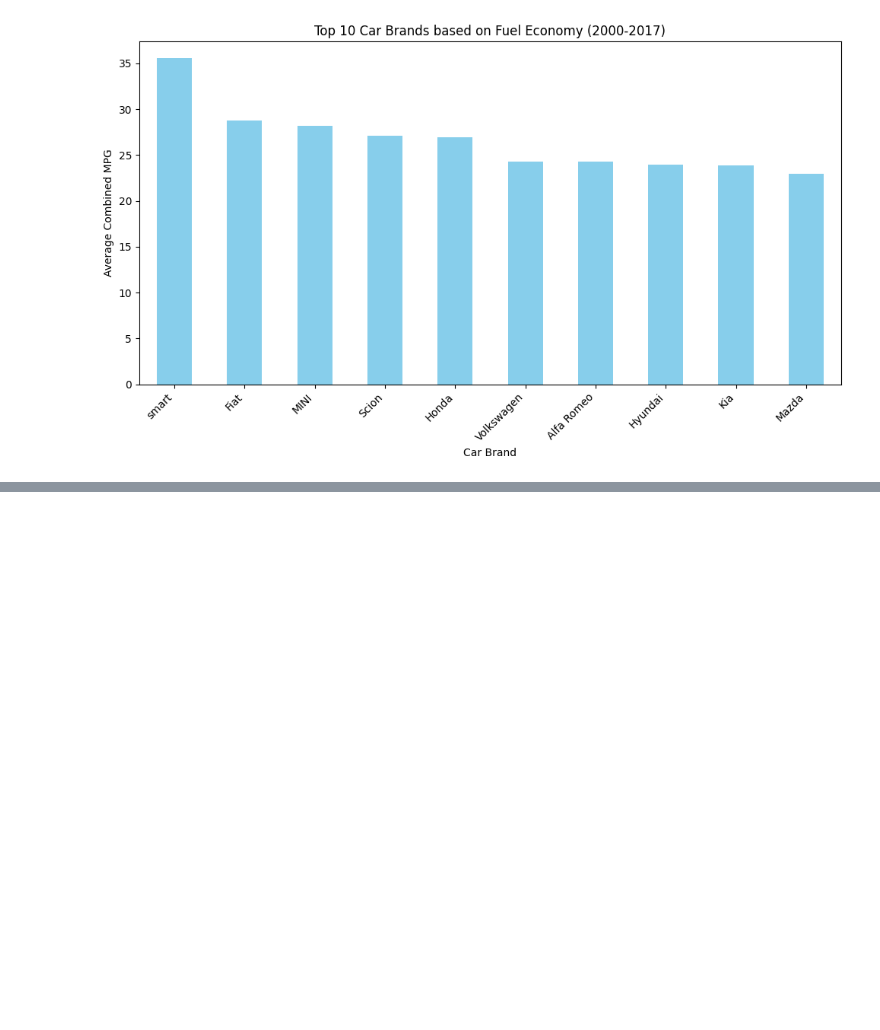
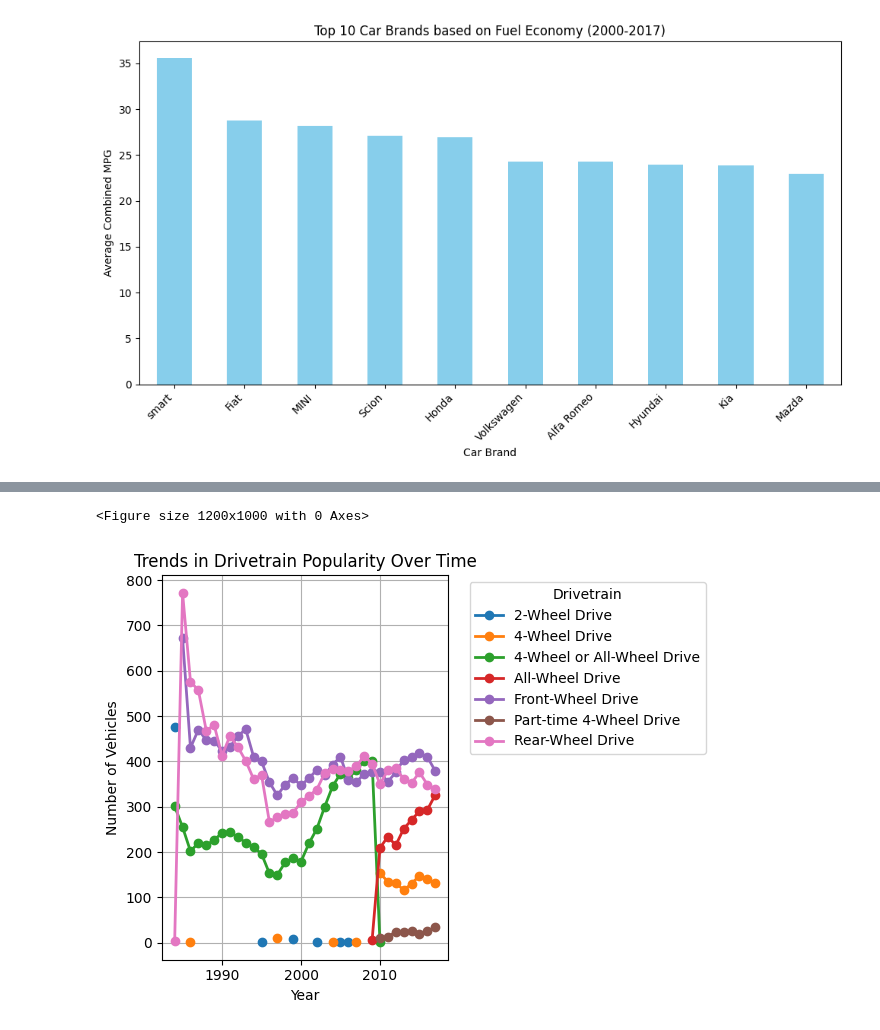
Before and after one commit to HamedRashwan/Fuel_Veciles, a Jupyter notebook: notebooks/Analysis.ipynb, the cells around one changed output, grey strips where cells are left out. Saved outputs shown, nothing was run; the diff lists cells and outputs as text; code cells hidden in the pictures; blank space fills up the shorter version.

```diff
--- a/notebooks/Analysis.ipynb
+++ b/notebooks/Analysis.ipynb
@@ -155,0 +188,18 @@ plt.show()
+# %%
+grouped_by_year_class = df.groupby(['year', 'class']).size().unstack()
+
+# Group the data by year and drivetrain
+grouped_by_year_drivetrain = df.groupby(['year', 'drive']).size().unstack()
+# Plot the trends for drivetrains
+plt.figure(figsize=(12, 10))
+grouped_by_year_drivetrain.plot(kind='line', marker='o', linewidth=2)
+plt.title('Trends in Drivetrain Popularity Over Time')
+plt.xlabel('Year')
+plt.ylabel('Number of Vehicles')
+plt.legend(title='Drivetrain', bbox_to_anchor=(1.05, 1), loc='upper left')
+plt.grid(True)
+plt.tight_layout()
+plt.show()
+# %% [output]
+<Figure size 1200x1000 with 0 Axes>
+[figure, added]
```
Also changed, not shown: parts of 4 cells of this notebook.
